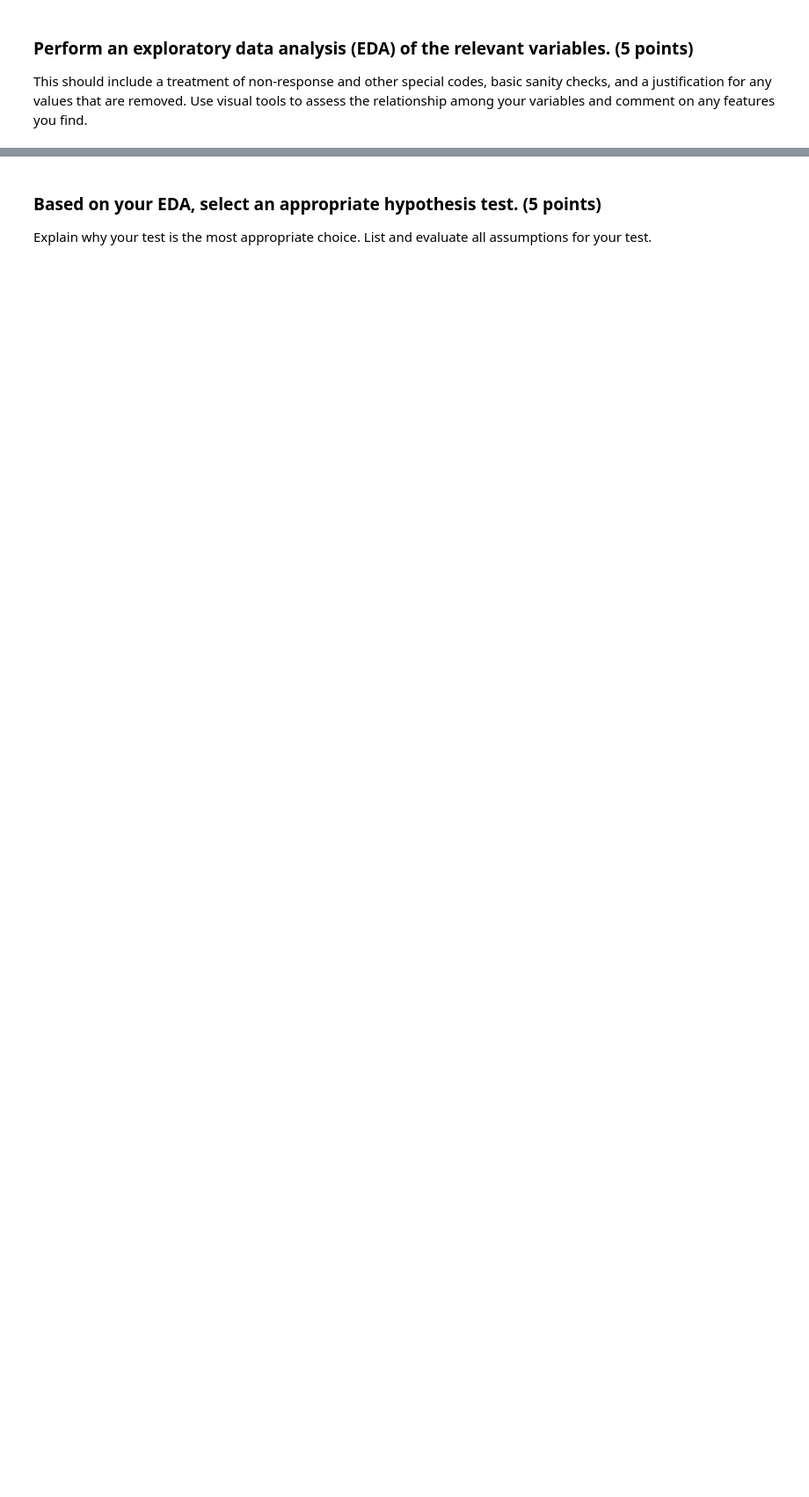
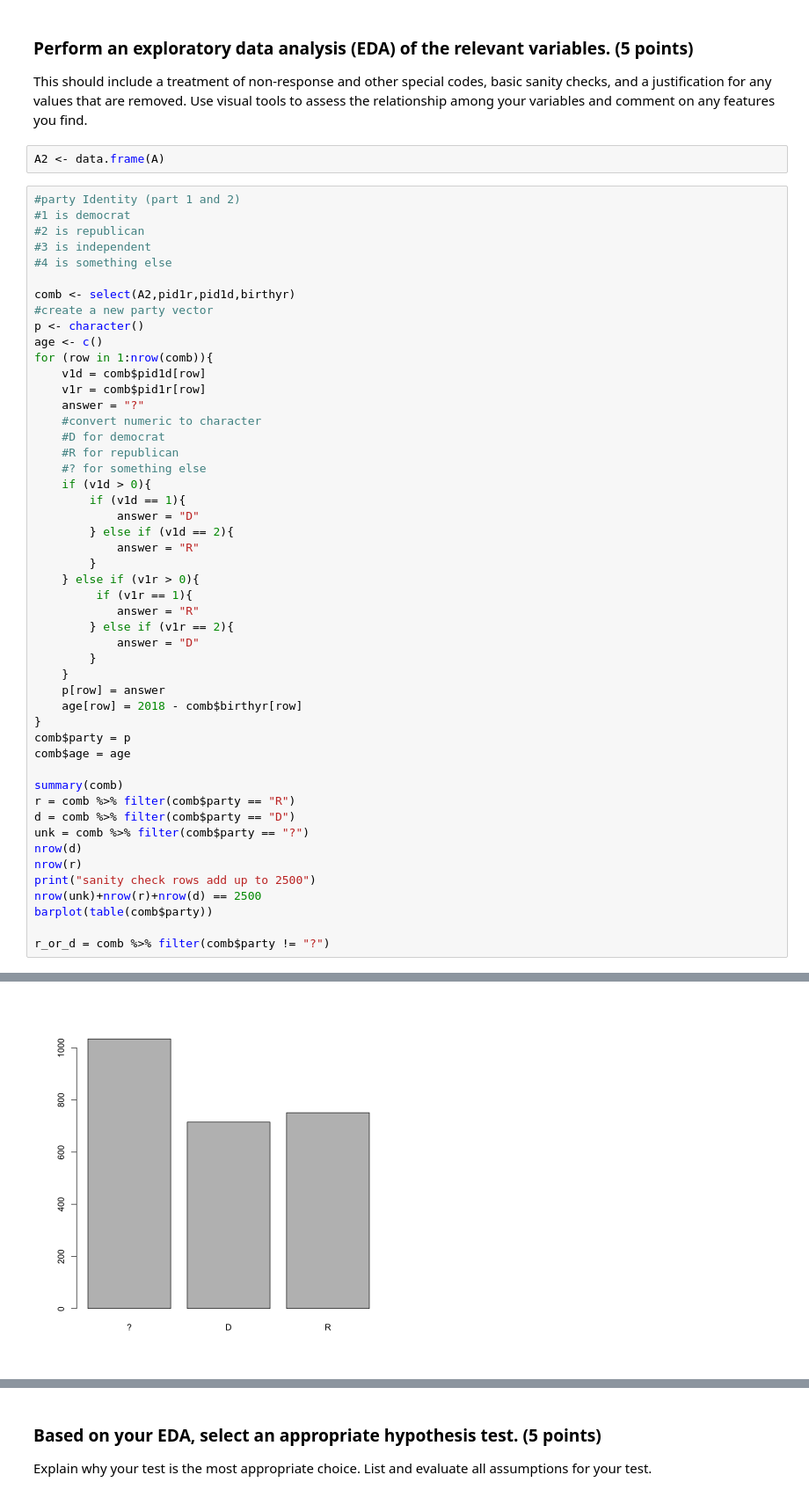
Before and after one commit to blakedallen/w203_lab2, a Jupyter notebook: lab_2.ipynb, the cells around one changed output, grey strips where cells are left out. Shown at 88% size. Cells and saved outputs as stored; diff of their text form; blank space fills up the shorter version.

```diff
--- a/lab_2.ipynb
+++ b/lab_2.ipynb
@@ -258,3 +241,55 @@ TODO: pie chart venn diagram
 # %% [markdown]
 ### Perform an exploratory data analysis (EDA) of the relevant variables. (5 points)
 This should include a treatment of non-response and other special codes, basic sanity checks, and a justification for any values that are removed.  Use visual tools to assess the relationship among your variables and comment on any features you find.
+# %%
+A2 <- data.frame(A)
+# %%
+#party Identity (part 1 and 2)
+#1 is democrat
+#2 is republican
+#3 is independent
+#4 is something else
+
+comb <- select(A2,pid1r,pid1d,birthyr)
+#create a new party vector
+p <- character()
+age <- c()
+for (row in 1:nrow(comb)){
+    v1d = comb$pid1d[row]
+    v1r = comb$pid1r[row]
+    answer = "?"
+    #convert numeric to character
+    #D for democrat
+    #R for republican
+    #? for something else
+    if (v1d > 0){
+        if (v1d == 1){
+            answer = "D"
+        } else if (v1d == 2){
+            answer = "R"
+        }
+    } else if (v1r > 0){
+         if (v1r == 1){
+            answer = "R"
+        } else if (v1r == 2){
+            answer = "D"
+        }
+    }
+    p[row] = answer
+    age[row] = 2018 - comb$birthyr[row]
+}
+comb$party = p
+comb$age = age
+
+summary(comb)
+r = comb %>% filter(comb$party == "R")
+d = comb %>% filter(comb$party == "D")
+unk = comb %>% filter(comb$party == "?")
+nrow(d)
+nrow(r)
+print("sanity check rows add up to 2500")
+nrow(unk)+nrow(r)+nrow(d) == 2500
+barplot(table(comb$party))
+
+r_or_d = comb %>% filter(comb$party != "?")
+# %% [output]
@@ -260,0 +314 @@ This should include a treatment of non-response and other special codes, basic s
+[figure, added]
```
Also changed, not shown: parts of 15 cells of this notebook, 1 other file.
